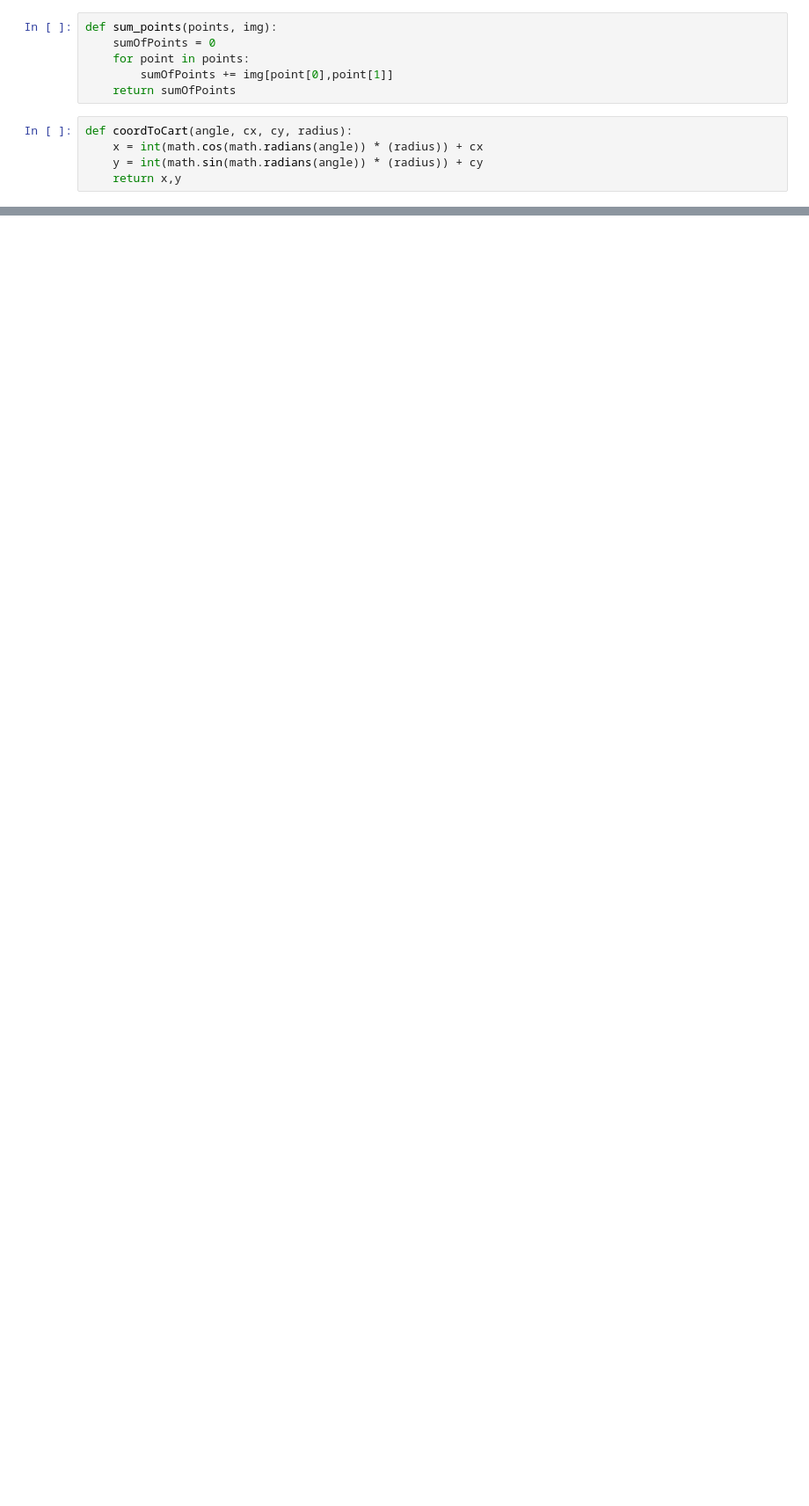
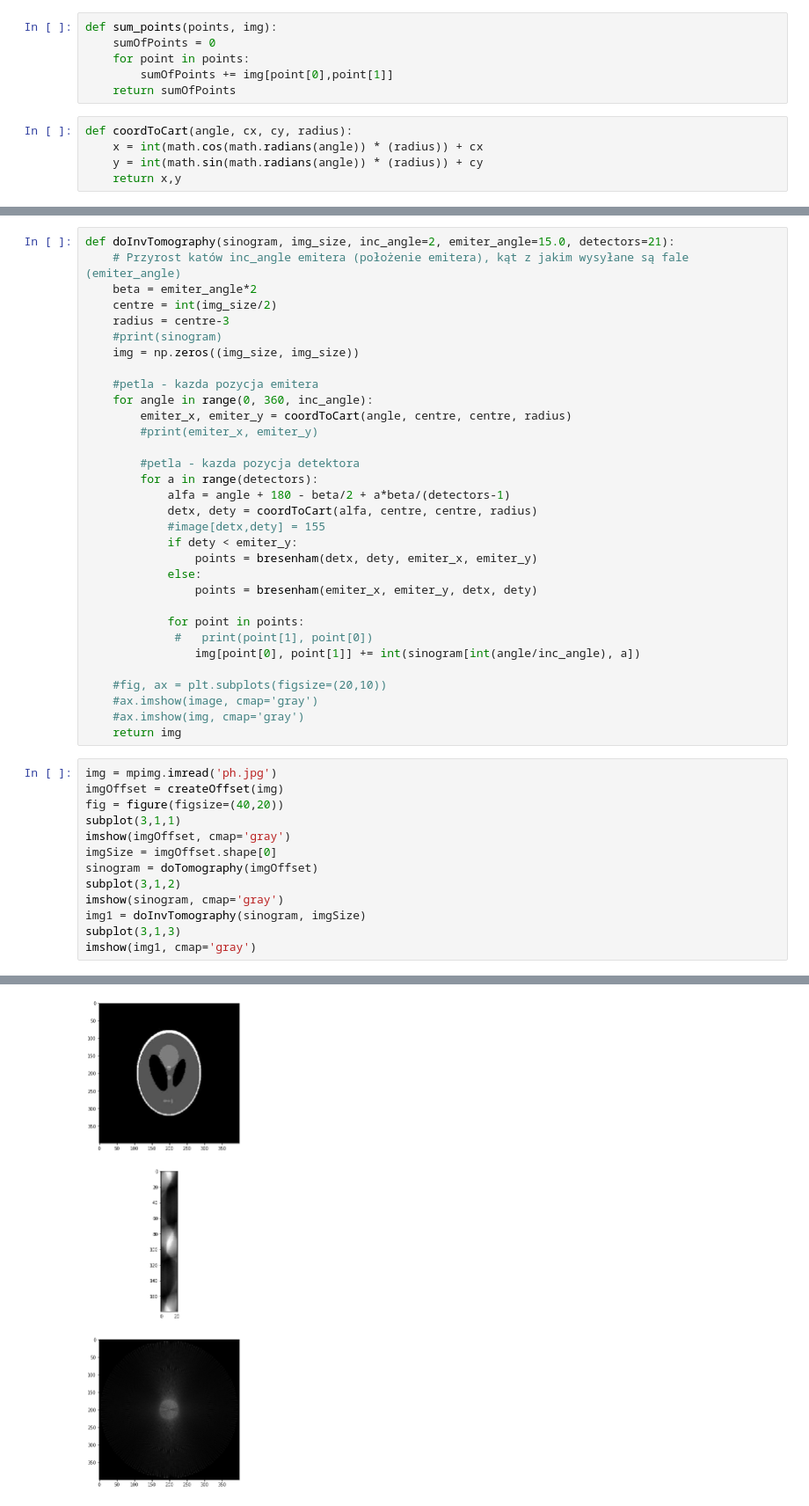
Before and after one commit to matbamberski/IwM-CT, a Jupyter notebook: Tomograf.ipynb, the cells around one changed output, grey strips where cells are left out. Shown at 88% size. Drawn from its saved outputs; the diff is of its cells as text; blank space fills up the shorter version.

```diff
--- a/Tomograf.ipynb
+++ b/Tomograf.ipynb
@@ -116,0 +172,46 @@ ax.imshow(image, cmap='gray')
+# %%
+def doInvTomography(sinogram, img_size, inc_angle=2, emiter_angle=15.0, detectors=21):
+    # Przyrost katów inc_angle emitera (położenie emitera), kąt z jakim wysyłane są fale (emiter_angle)
+    beta = emiter_angle*2
+    centre = int(img_size/2)
+    radius = centre-3
+    #print(sinogram)
+    img = np.zeros((img_size, img_size))
+
+    #petla - kazda pozycja emitera
+    for angle in range(0, 360, inc_angle):
+        emiter_x, emiter_y = coordToCart(angle, centre, centre, radius)
+        #print(emiter_x, emiter_y)
+
+        #petla - kazda pozycja detektora
+        for a in range(detectors):
+            alfa = angle + 180 - beta/2 + a*beta/(detectors-1)
+            detx, dety = coordToCart(alfa, centre, centre, radius)
+            #image[detx,dety] = 155
+            if dety < emiter_y:
+                points = bresenham(detx, dety, emiter_x, emiter_y)
+            else:
+                points = bresenham(emiter_x, emiter_y, detx, dety)
+
+            for point in points:
+             #   print(point[1], point[0])
+                img[point[0], point[1]] += int(sinogram[int(angle/inc_angle), a])
+
+    #fig, ax = plt.subplots(figsize=(20,10))
+    #ax.imshow(image, cmap='gray')
+    #ax.imshow(img, cmap='gray')
+    return img
+# %%
+img = mpimg.imread('ph.jpg')
+imgOffset = createOffset(img)
+fig = figure(figsize=(40,20))
+subplot(3,1,1)
+imshow(imgOffset, cmap='gray')
+imgSize = imgOffset.shape[0]
+sinogram = doTomography(imgOffset)
+subplot(3,1,2)
+imshow(sinogram, cmap='gray')
+img1 = doInvTomography(sinogram, imgSize)
+subplot(3,1,3)
+imshow(img1, cmap='gray')
+# %% [output]
@@ -116,0 +219 @@ ax.imshow(image, cmap='gray')
+[figure, added]
```
Also changed, not shown: parts of 5 cells of this notebook, 1 other file.
